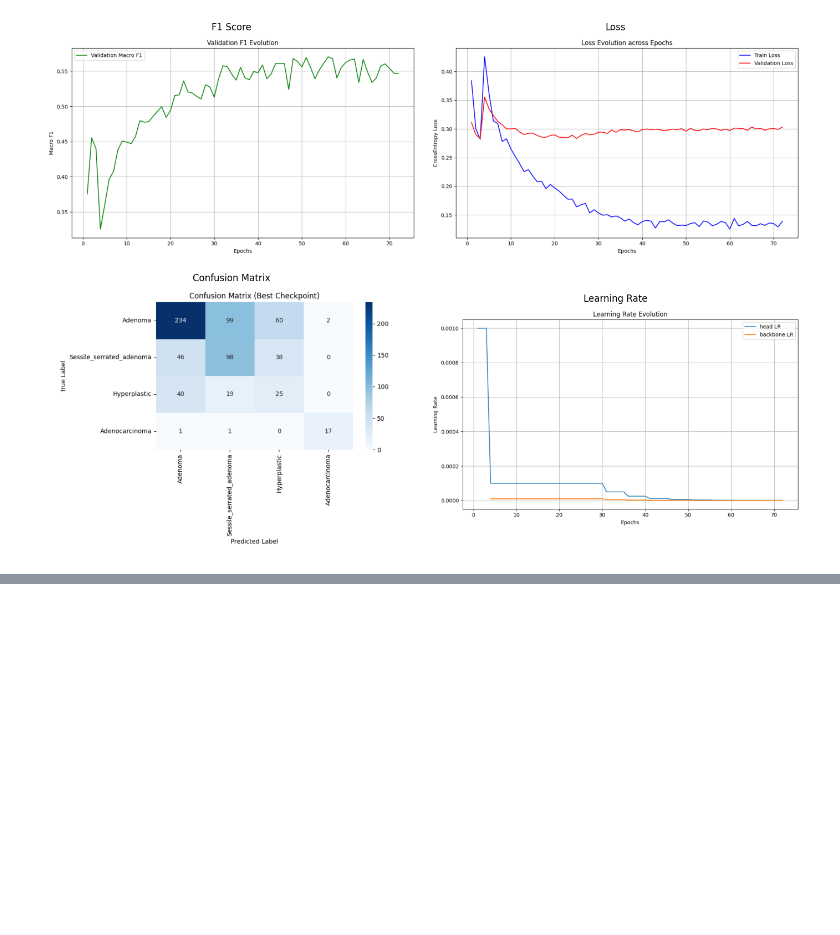
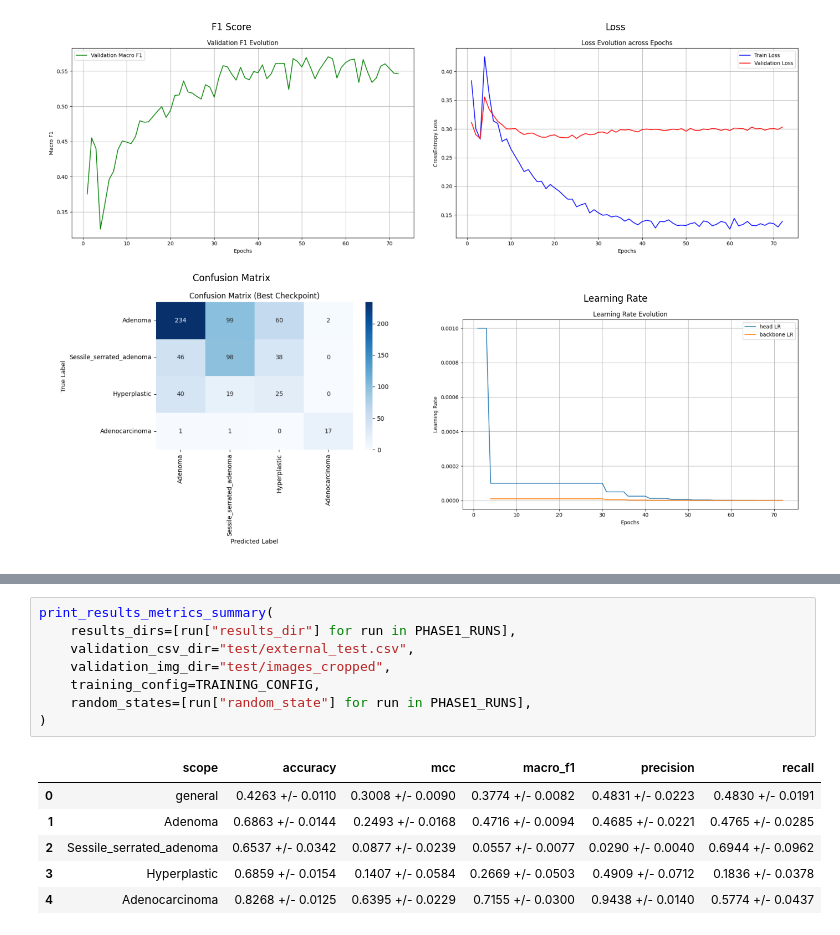
Before and after one commit to luismz14/TFG-DataCentric-AI, a Jupyter notebook: phase1.ipynb, the cells around one changed output, grey strips where cells are left out. Cells and saved outputs as stored; diff of their text form; blank space fills up the shorter version.

Commit message:
p1 & p2 test and metrics done

```diff
--- a/phase1.ipynb
+++ b/phase1.ipynb
@@ -87,0 +63,15 @@ weighted_avg_f1-score: mean=0.5326, std=0.0333
+# %%
+print_results_metrics_summary(
+    results_dirs=[run["results_dir"] for run in PHASE1_RUNS],
+    validation_csv_dir="test/external_test.csv",
+    validation_img_dir="test/images_cropped",
+    training_config=TRAINING_CONFIG,
+    random_states=[run["random_state"] for run in PHASE1_RUNS],
+)
+# %% [output]
+|  | scope | accuracy | mcc | macro_f1 | precision | recall |
+| 0 | general | 0.4263 +/- 0.0110 | 0.3008 +/- 0.0090 | 0.3774 +/- 0.0082 | 0.4831 +/- 0.0223 | 0.4830 +/- 0.0191 |
+| 1 | Adenoma | 0.6863 +/- 0.0144 | 0.2493 +/- 0.0168 | 0.4716 +/- 0.0094 | 0.4685 +/- 0.0221 | 0.4765 +/- 0.0285 |
+| 2 | Sessile_serrated_adenoma | 0.6537 +/- 0.0342 | 0.0877 +/- 0.0239 | 0.0557 +/- 0.0077 | 0.0290 +/- 0.0040 | 0.6944 +/- 0.0962 |
+| 3 | Hyperplastic | 0.6859 +/- 0.0154 | 0.1407 +/- 0.0584 | 0.2669 +/- 0.0503 | 0.4909 +/- 0.0712 | 0.1836 +/- 0.0378 |
+| 4 | Adenocarcinoma | 0.8268 +/- 0.0125 | 0.6395 +/- 0.0229 | 0.7155 +/- 0.0300 | 0.9438 +/- 0.0140 | 0.5774 +/- 0.0437 |
```
Also changed, not shown: parts of 3 cells of this notebook, 12 other files.
